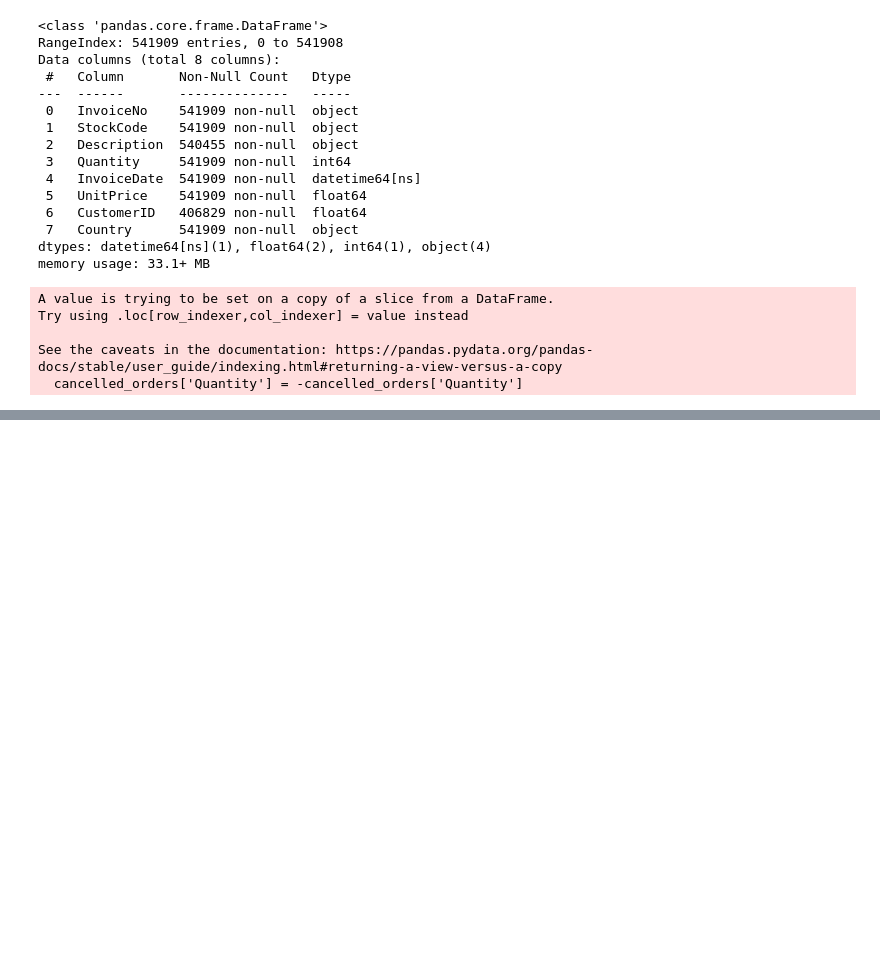
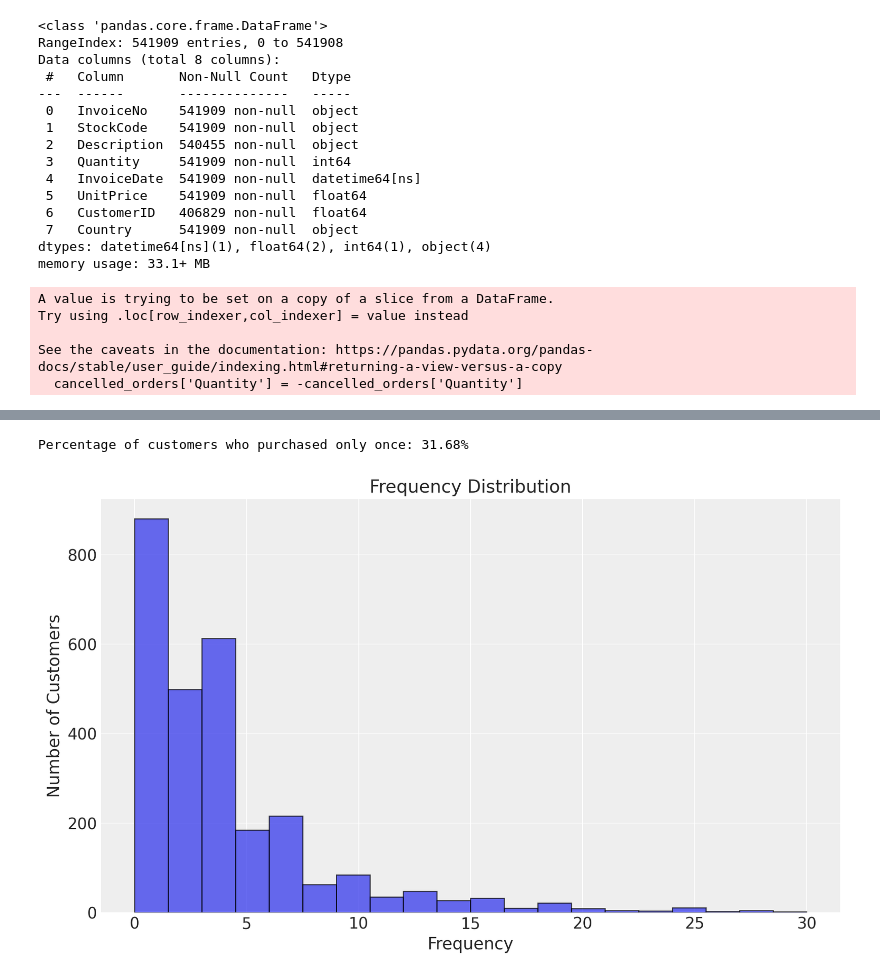
Before and after one commit to AJ-Horch/customer_lifetime_value_prediction, a Jupyter notebook: Customer_Lifetime_Value_Prediciton.ipynb, the cells around one changed output, grey strips where cells are left out. Saved outputs shown, nothing was run; the diff lists cells and outputs as text; code cells hidden in the pictures; blank space fills up the shorter version.

```diff
--- a/Customer_Lifetime_Value_Prediciton.ipynb
+++ b/Customer_Lifetime_Value_Prediciton.ipynb
@@ -161,0 +158,11 @@ data_raw.head()
+# %%
+# Selecting relevant features and calculating total sales
+features = ['CustomerID', 'InvoiceNo', 'InvoiceDate', 'Quantity', 'UnitPrice', 'Country']
+data = data_raw[features]
+data['TotalSales'] = data['Quantity'].multiply(data['UnitPrice'])
+
+# Removing transactions with missing customer IDs - they dont contribute to individual customer behaviour
+data = data[data['CustomerID'].notna()]
+data['CustomerID'] = data['CustomerID'].astype(int).astype(str)
+print(data.shape)
+data.head()
@@ -161,0 +211,7 @@ data_raw.head()
+# %%
+# Prep a summary from transaction data, transforming individua transaction data into data at the customer level
+
+data_summary_rfm = clv.utils.clv_summary(data, 'CustomerID', 'InvoiceDate', 'TotalSales')
+data_summary_rfm = data_summary_rfm.rename(columns={'CustomerID': 'customer_id'})
+data_summary_rfm.index = data_summary_rfm['customer_id']
+data_summary_rfm
@@ -161,0 +233,17 @@ data_raw.head()
+# %%
+data_summary_rfm = data_summary_rfm[data_summary_rfm['monetary_value'] > 0]
+# %%
+# Plotting the frequency dist of customers
+plt.figure(figsize=(10, 6))
+plt.hist(data_summary_rfm['frequency'], bins=20, range=[0, 30], edgecolor='k', alpha=0.7)
+plt.title('Frequency Distribution')
+plt.xlabel('Frequency')
+plt.ylabel('Number of Customers')
+plt.grid(axis='y', alpha=0.6)
+plt.show
+
+one_time = round(sum(data_summary_rfm['frequency'] == 1) / float(len(data_summary_rfm)) * 100, 2)
+print(f"Percentage of customers who purchased only once: {one_time}%")
+# %% [output]
+Percentage of customers who purchased only once: 31.68%
+[figure, added]
```
Also changed, not shown: parts of 5 cells of this notebook.
